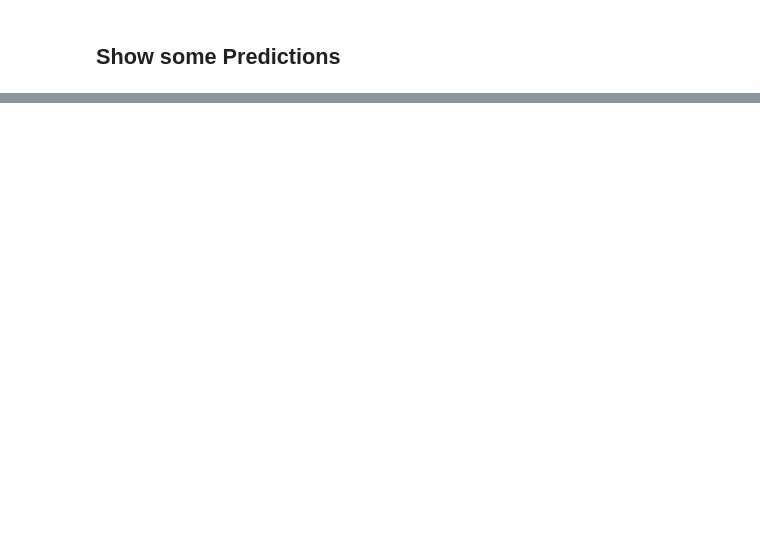
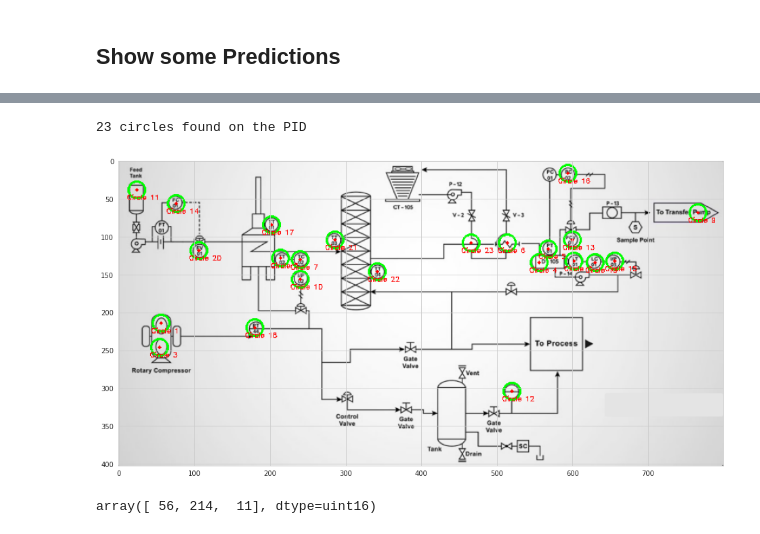
Before and after one commit to synthetica-ai/pid-digitization, a Jupyter notebook: CNN_Eng_Drawings_updated.ipynb, the cells around one changed output, grey strips where cells are left out. Drawn from its saved outputs; the diff is of its cells as text; code cells hidden in the pictures; blank space fills up the shorter version.

```diff
--- a/CNN_Eng_Drawings_updated.ipynb
+++ b/CNN_Eng_Drawings_updated.ipynb
@@ -483,0 +566,61 @@ for i, ax in enumerate(axis.flat):
+# %%
+img_path = 'realpars_p_id_diag_mod.png'
+img = cv2.imread(img_path, 1)
+img_orig = img.copy()
+# %%
+# height, width, depth and ratio
+h, w, d = img.shape
+resized_w = 800
+ratio = resized_w / w
+
+# resize image
+resized = imutils.resize(img, width=resized_w)
+gray = cv2.cvtColor(resized, cv2.COLOR_BGR2GRAY)
+
+# blurr the image
+blur = cv2.GaussianBlur(gray, (5, 5), 0)
+
+# Identify circles
+all_circles = cv2.HoughCircles(
+    blur,
+    method=cv2.HOUGH_GRADIENT,
+    dp=0.1,
+    minDist=10,
+    param1=20,
+    param2=10,
+    minRadius=11,
+    maxRadius=12,
+)
+circles = np.uint16(np.around(all_circles))
+print(str(circles.shape[1]) + " circles found on the PID")
+# %% [output]
+23 circles found on the PID
+# %%
+count = 1
+img_circles = resized.copy()
+for circle in circles[0]:
+    # Annotate circle and centroid
+    cv2.circle(img_circles, (circle[0], circle[1]), circle[2], (0, 255, 0), 2)
+    cv2.circle(img_circles, (circle[0], circle[1]), 2, (255, 0, 0), -2)
+
+    # Annotate text
+    offset_txt = int(circle[2] * 1.2)
+    cv2.putText(
+        img_circles,
+        "Circle " + str(count),
+        (circle[0] - offset_txt, circle[1] + offset_txt),
+        cv2.FONT_HERSHEY_SIMPLEX,
+        0.3,
+        (255, 0, 0),
+        1,
+    )
+    count += 1
+plt.rcParams['figure.figsize'] = (16,9)
+plt.imshow(img_circles)
+plt.show()
+# %% [output]
+[figure, added]
+# %%
+circles[0][0]
+# %% [output]
+array([ 56, 214,  11], dtype=uint16)
```
Also changed, not shown: parts of 22 cells of this notebook.
